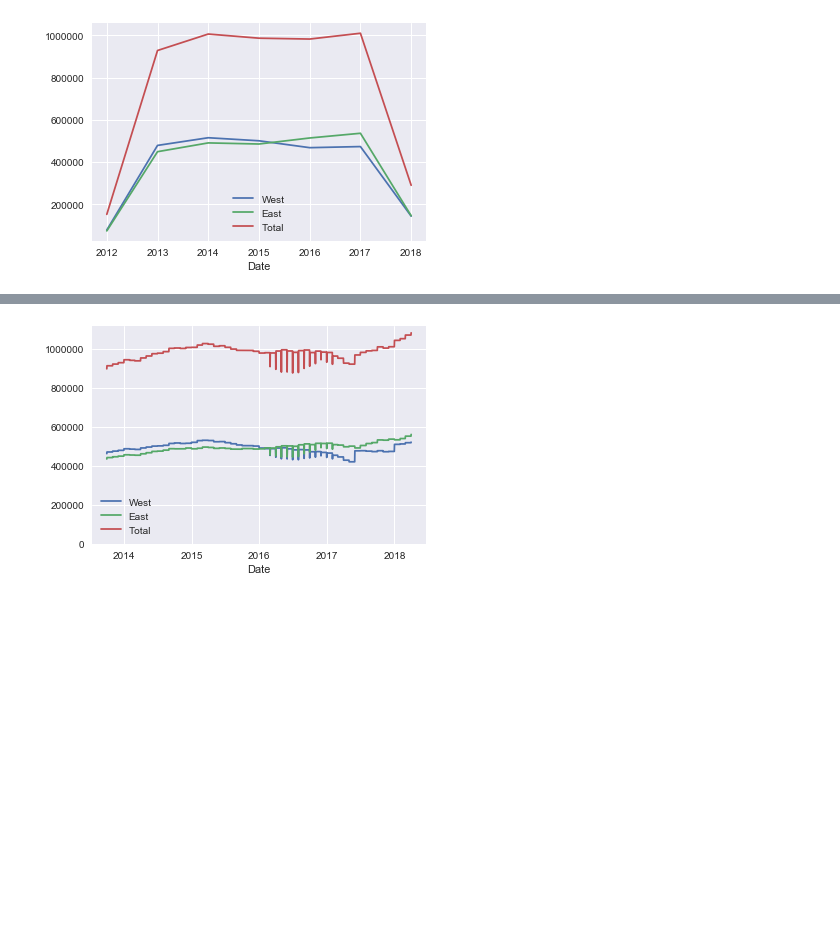
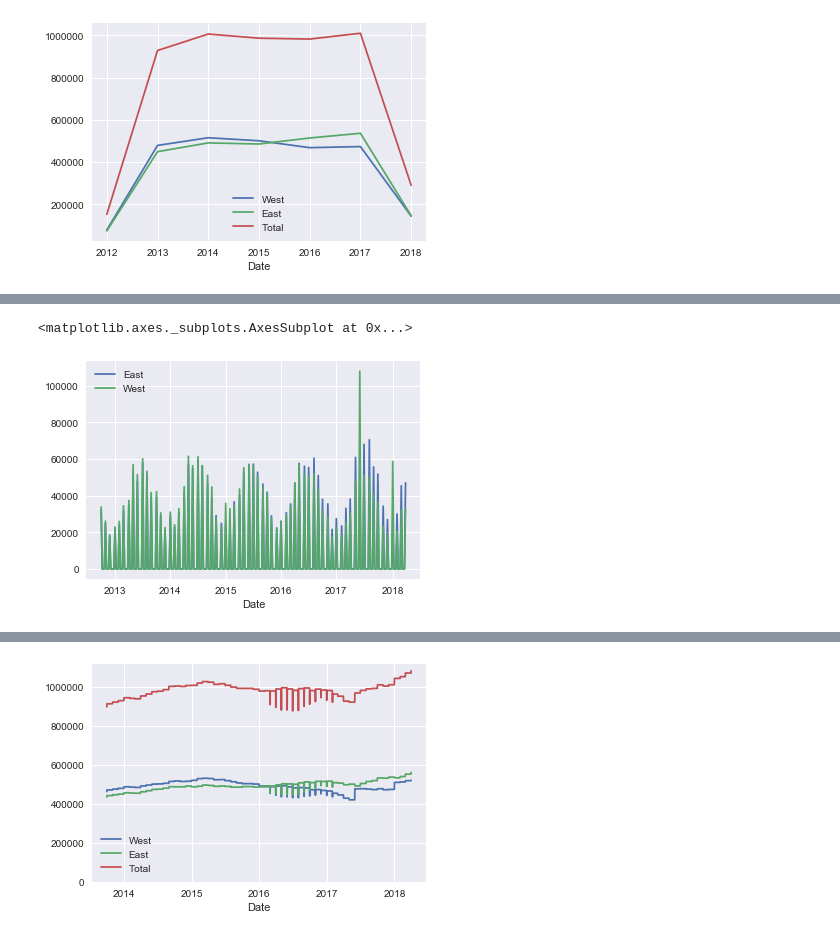
Before and after one commit to MrRutledge/Seattle_Bridge_Data_work_flow, a Jupyter notebook: DataWorkFlow.ipynb, the cells around one changed output, grey strips where cells are left out. Drawn from its saved outputs; the diff is of its cells as text; code cells hidden in the pictures; blank space fills up the shorter version.

```diff
--- a/DataWorkFlow.ipynb
+++ b/DataWorkFlow.ipynb
@@ -49,0 +69,7 @@ data.resample('D').sum().plot()
+# %%
+plt.subplots()
+data['East'].resample('W').sum().plot(legend=True)
+data['West'].resample('W').sum().plot(legend = True)
+# %% [output]
+<matplotlib.axes._subplots.AxesSubplot at 0x...>
+[figure, added]
```
Also changed, not shown: parts of 12 cells of this notebook, 5 other files.
